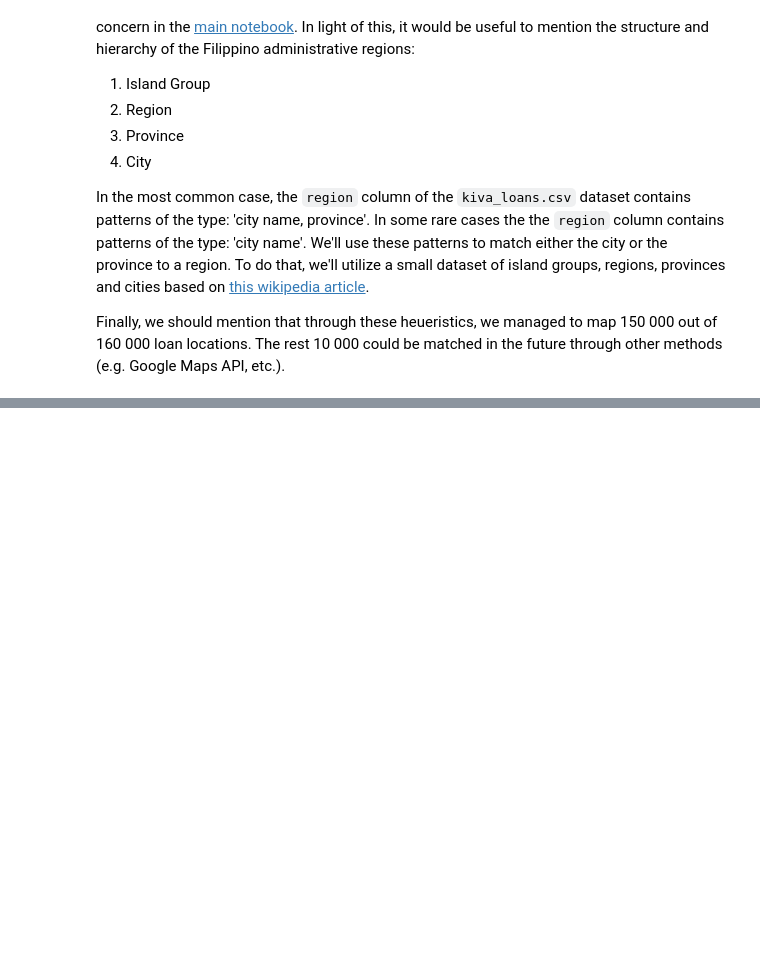
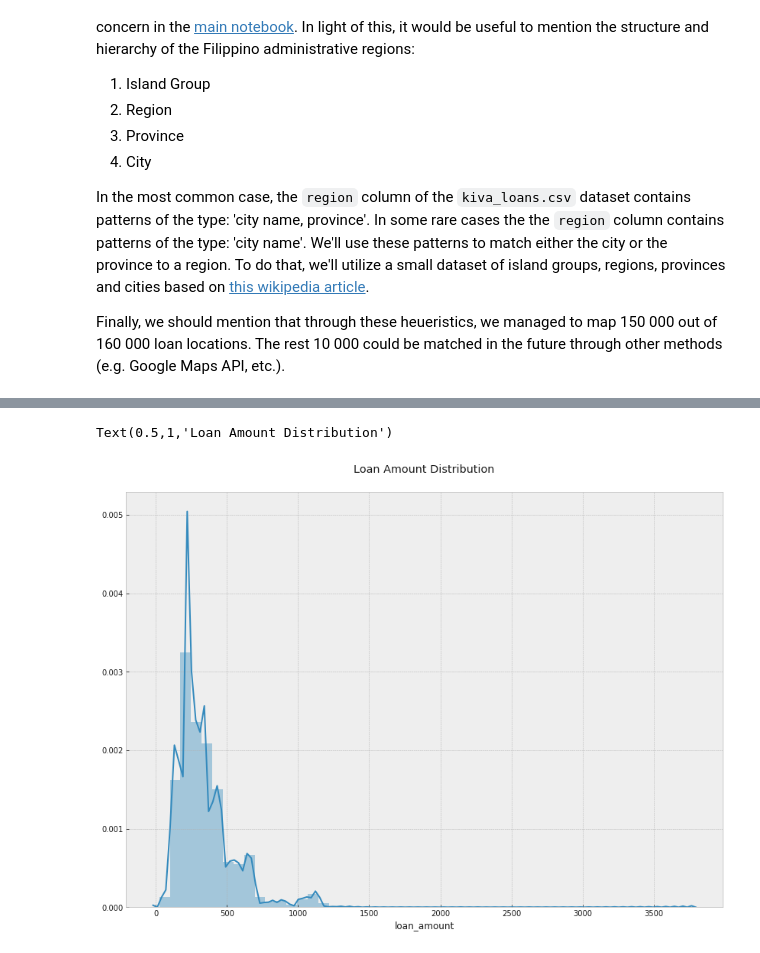
Before and after one commit to rossrco/kiva_ph_poverty_score, a Jupyter notebook: kiva_loan_region_matching.ipynb, the cells around one changed output, grey strips where cells are left out. Cells and saved outputs as stored; diff of their text form; code cells hidden in the pictures; blank space fills up the shorter version.

```diff
--- a/kiva_loan_region_matching.ipynb
+++ b/kiva_loan_region_matching.ipynb
@@ -98,2 +124,8 @@ phil_loans_extract.rename(columns = {'borrower_genders' : 'house_head_sex_f'}, i
+# %%
+sns.distplot(phil_loans_extract[phil_loans_extract.loan_amount < 4000].loan_amount)
+plt.title('Loan Amount Distribution')
+# %% [output]
+Text(0.5,1,'Loan Amount Distribution')
+[figure, added]
 # %%
 phil_loans_extract.to_csv('kiva_loans_ph_transofrmed.csv')
```
Also changed, not shown: parts of 4 cells of this notebook, 5 other files.
